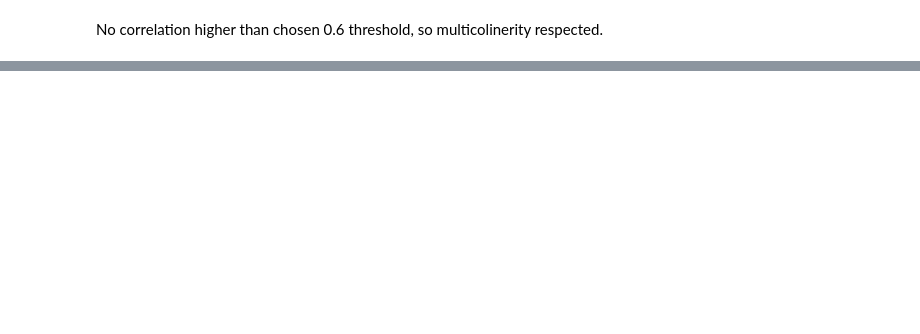
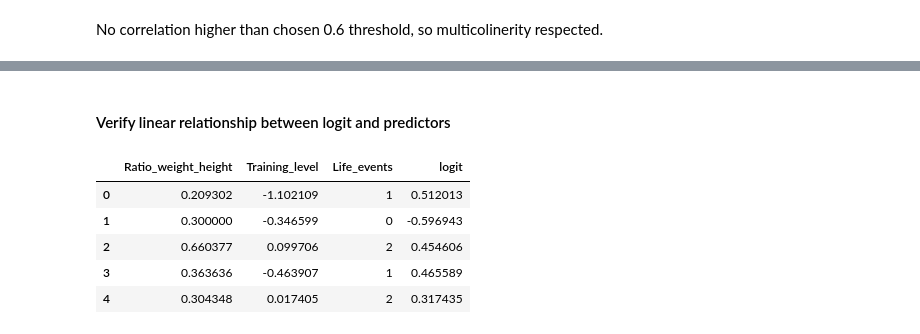
Before and after one commit to AudreyLamy-Proulx/Dogs-health-predictors, a Jupyter notebook: health_status_prediction.ipynb, the cells around one changed output, grey strips where cells are left out. Saved outputs shown, nothing was run; the diff lists cells and outputs as text; code cells hidden in the pictures; blank space fills up the shorter version.

Commit message:
minor change using statsmodels

```diff
--- a/health_status_prediction.ipynb
+++ b/health_status_prediction.ipynb
@@ -484,0 +274,10 @@ Dog:
+# %%
+formula = 'Health_status ~ C(Sex) + C(Breed) + C(Food)+ C(Owner_age) + Life_events + Ratio_weight_height + Training_level'
+# Fit the logistic regression model
+model = smf.logit(formula, data=df)
+
+result = model.fit()
+
+# Print the summary of the model
+print(result.summary())
+# https://dadataguy.medium.com/logistic-regression-using-statsmodels-a63e7944de76
@@ -484,0 +373,20 @@ Dog:
+# %% [markdown]
+#### Verify linear relationship between logit and predictors
+# %%
+# Verify linear relationship between logit and continuous predictors (Ratio_weight_height, Training_level, life_events)
+# Get the predicted probabilities
+pred_proba = result.predict(which="linear") # which="linear" to get the logit (linear predictor)
+
+# Copy the X dataframe and assign to logit_data
+logit_data = X[["Ratio_weight_height", "Training_level", "Life_events"]].copy()
+
+# Create a new logit column in the logit_data df
+logit_data['logit'] = pred_proba
+logit_data.head()
+# %% [output]
+|  | Ratio_weight_height | Training_level | Life_events | logit |
+| 0 | 0.209302 | -1.102109 | 1 | 0.512013 |
+| 1 | 0.300000 | -0.346599 | 0 | -0.596943 |
+| 2 | 0.660377 | 0.099706 | 2 | 0.454606 |
+| 3 | 0.363636 | -0.463907 | 1 | 0.465589 |
+| 4 | 0.304348 | 0.017405 | 2 | 0.317435 |
```
Also changed, not shown: parts of 28 cells of this notebook.
